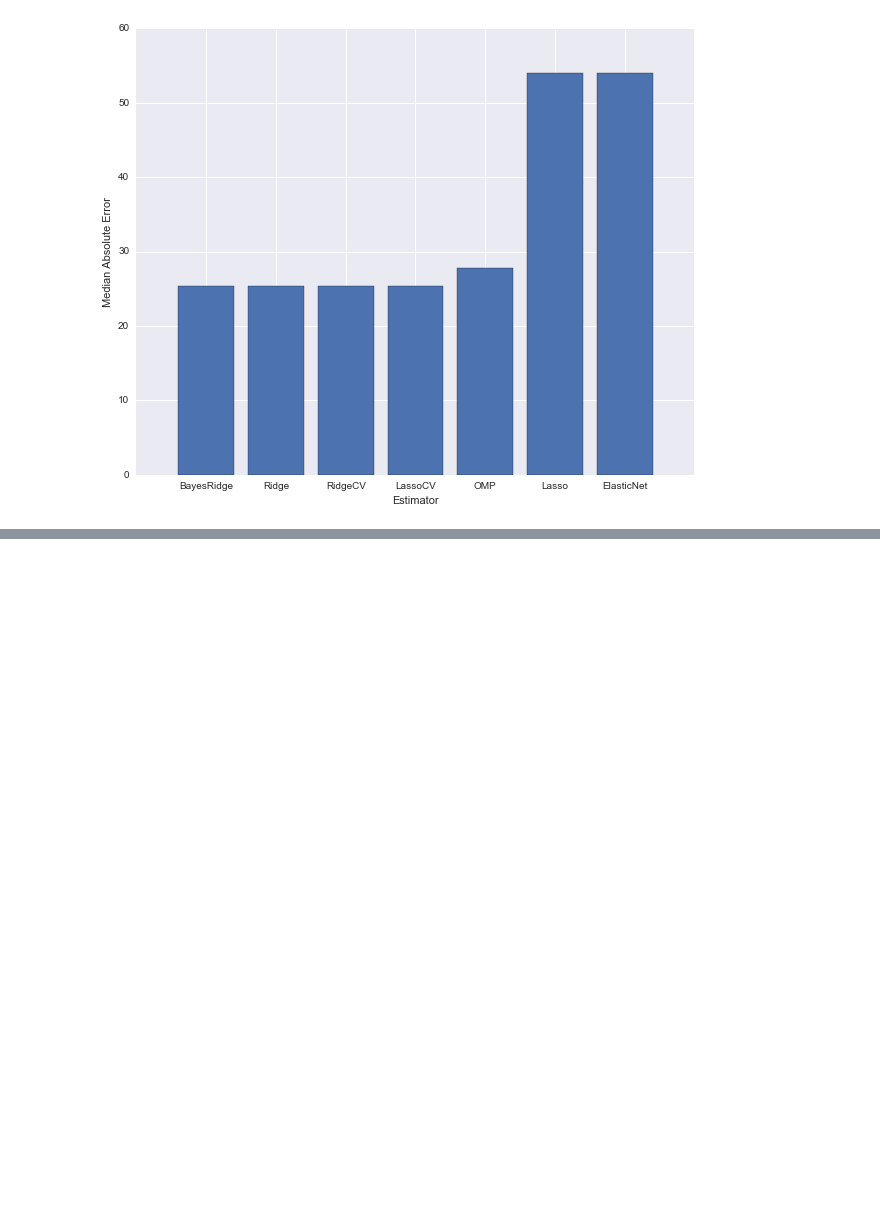
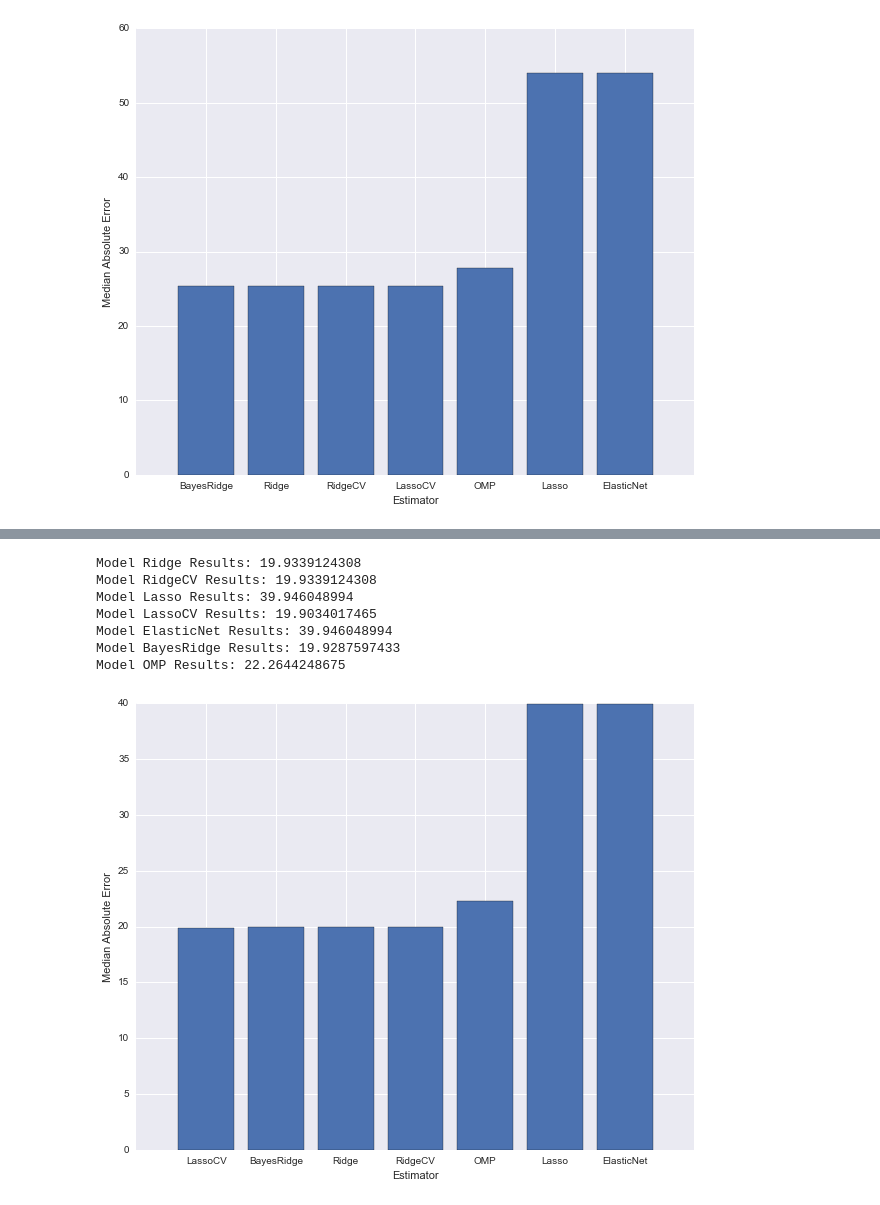
Before and after one commit to samuelklam/airbnb-pricing-prediction, a Jupyter notebook: data-modeling/data-modeling-baseline-cluster.ipynb, the cells around one changed output, grey strips where cells are left out. Saved outputs shown, nothing was run; the diff lists cells and outputs as text; code cells hidden in the pictures; blank space fills up the shorter version.

```diff
--- a/data-modeling/data-modeling-baseline-cluster.ipynb
+++ b/data-modeling/data-modeling-baseline-cluster.ipynb
@@ -391,0 +274,11 @@ Model OMP Results: 27.7305304401
+# %%
+median_absolute_errors(x_1, y_1_log, True)
+# %% [output]
+Model Ridge Results: 19.9339124308
+Model RidgeCV Results: 19.9339124308
+Model Lasso Results: 39.946048994
+Model LassoCV Results: 19.9034017465
+Model ElasticNet Results: 39.946048994
+Model BayesRidge Results: 19.9287597433
+Model OMP Results: 22.2644248675
+[figure, added]
```
Also changed, not shown: parts of 35 cells of this notebook, 8 other files.
